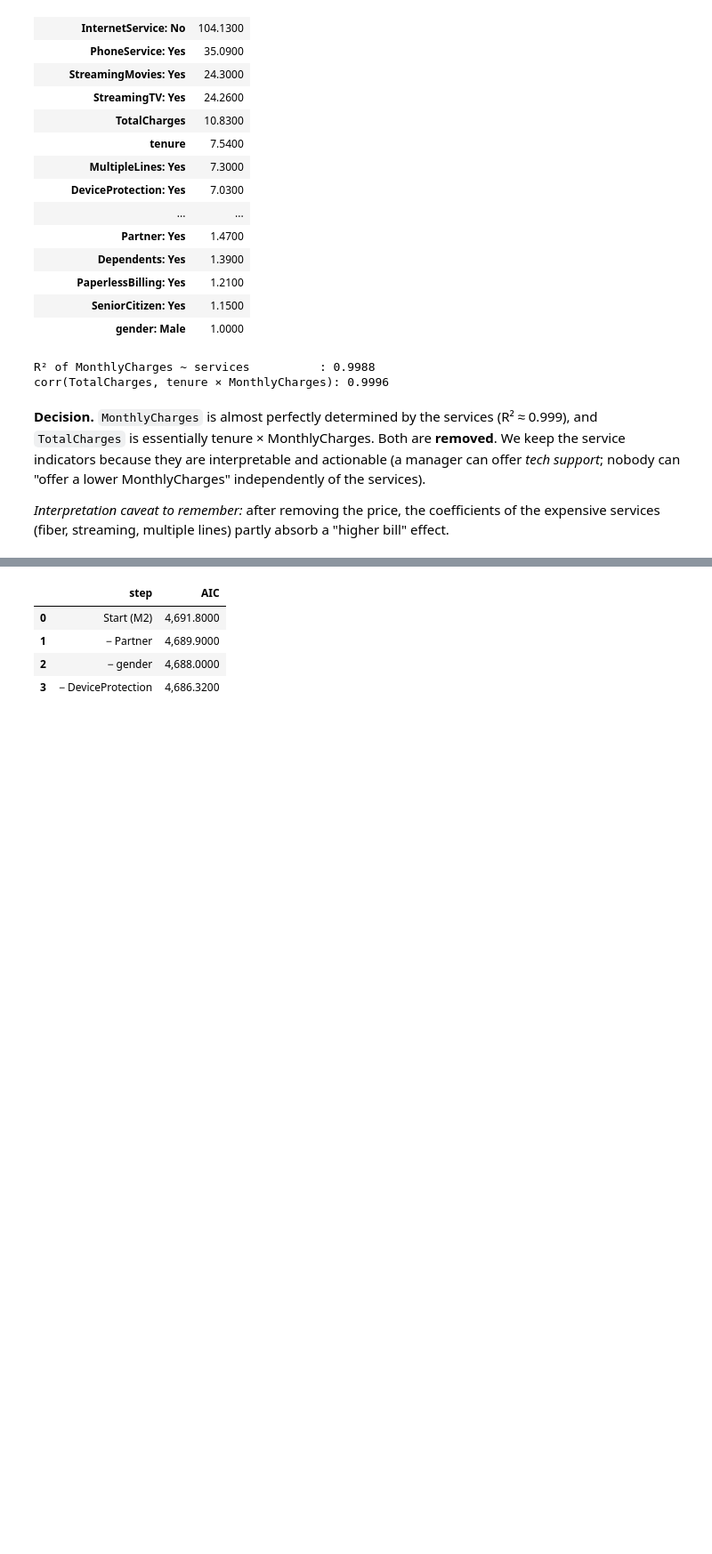
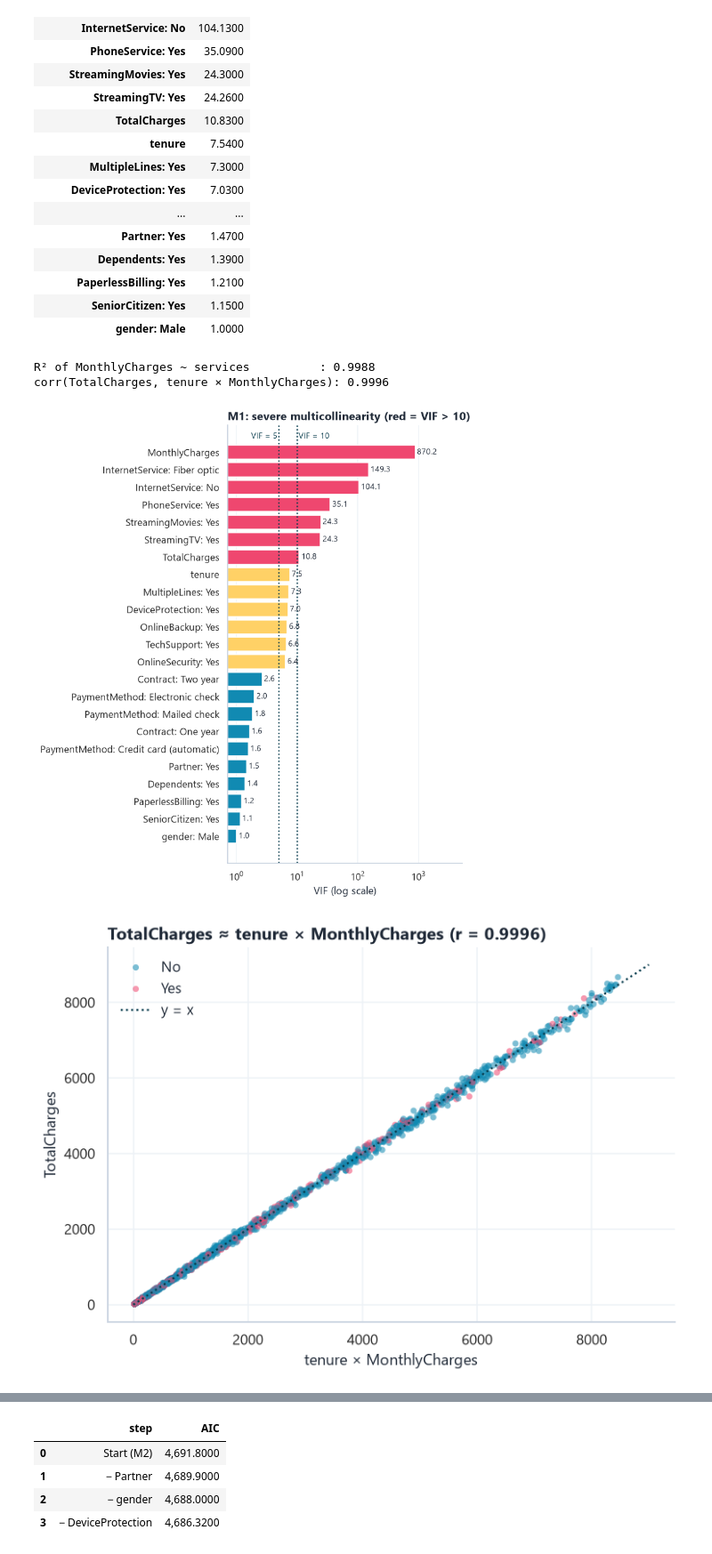
Before and after one commit to r3mo-usd/AAI-500-02-final-project-Sahana-Javier, a Jupyter notebook: src/model/Telco_Churn_PartB_Model_Selection.ipynb, the cells around one changed output, grey strips where cells are left out. Shown at 89% size. Cells and saved outputs as stored; diff of their text form; code cells hidden in the pictures; blank space fills up the shorter version.

```diff
--- a/src/model/Telco_Churn_PartB_Model_Selection.ipynb
+++ b/src/model/Telco_Churn_PartB_Model_Selection.ipynb
@@ -407,25 +385,34 @@ corr(TotalCharges, tenure × MonthlyCharges): 0.9996
 # %%
 # --- Graph 4a: VIF of the full model (log scale) ---
 v = vif_m1.sort_values()
-fig = go.Figure(go.Bar(x=v.values, y=v.index, orientation="h",
-                       marker_color=[PAL["churn"] if x > 10 else (PAL["gold"] if x > 5 else PAL["stay"]) for x in v.values],
-                       text=[f"{x:,.1f}" for x in v.values], textposition="outside"))
+fig, ax = plt.subplots(figsize=(7, 8))
+ax.barh(v.index, v.values,
+        color=[PAL["churn"] if x > 10 else (PAL["gold"] if x > 5 else PAL["stay"]) for x in v.values])
+for yi, x in enumerate(v.values):
+    ax.text(x * 1.08, yi, f"{x:,.1f}", va="center", fontsize=9)
 for thr, lab in [(5, "VIF = 5"), (10, "VIF = 10")]:
-    fig.add_vline(x=thr, line_dash="dot", line_color=PAL["dark"], annotation_text=lab, annotation_position="top")
-fig.update_layout(title="M1: severe multicollinearity (red = VIF > 10)",
-                  xaxis=dict(type="log", title="VIF (log scale)"), height=650, width=620)
-fig.show()
+    ax.axvline(thr, ls=":", color=PAL["dark"])
+    ax.text(thr * (0.95 if thr == 5 else 1.05), len(v) - 0.3, lab, ha="right" if thr == 5 else "left",
+            va="bottom", fontsize=9, color=PAL["dark"])
+ax.set_xscale("log")
+ax.set_xlim(right=v.max() * 6)
+ax.set_xlabel("VIF (log scale)")
+ax.set_title("M1: severe multicollinearity (red = VIF > 10)")
+ax.grid(axis="y", visible=False)
+plt.tight_layout()
+plt.show()
 
 # --- Graph 4b: TotalCharges is tenure × MonthlyCharges ---
-s = train.sample(1500, random_state=SEED)
-fig = px.scatter(s, x=s["tenure"] * s["MonthlyCharges"], y="TotalCharges", color="Churn",
-                 color_discrete_map={"No": PAL["stay"], "Yes": PAL["churn"]}, opacity=0.55,
-                 labels={"x": "tenure × MonthlyCharges"})
-fig.add_trace(go.Scatter(x=[0, 9000], y=[0, 9000], mode="lines", name="y = x",
-                         line=dict(color=PAL["dark"], dash="dot")))
-fig.update_layout(title=f"TotalCharges ≈ tenure × MonthlyCharges (r = {r_total:.4f})", height=450, width=620)
-fig.show()
+s = train.sample(1500, random_state=SEED).assign(prod=lambda d: d["tenure"] * d["MonthlyCharges"])
+fig, ax = plt.subplots(figsize=(7, 5))
+sns.scatterplot(data=s, x="prod", y="TotalCharges", hue="Churn", alpha=0.55, s=22, edgecolor="none",
+                palette={"No": PAL["stay"], "Yes": PAL["churn"]}, ax=ax)
+ax.plot([0, 9000], [0, 9000], ls=":", color=PAL["dark"], label="y = x")
+ax.set_xlabel("tenure × MonthlyCharges")
+ax.set_title(f"TotalCharges ≈ tenure × MonthlyCharges (r = {r_total:.4f})")
+ax.legend(title="")
+plt.tight_layout()
+plt.show()
+# %% [output]
+[figure, added]
+[figure, added]
-# %% [markdown]
-**Decision.** `MonthlyCharges` is almost perfectly determined by the services (R² ≈ 0.999), and `TotalCharges` is essentially tenure × MonthlyCharges. Both are **removed**. We keep the service indicators because they are interpretable and actionable (a manager can offer *tech support*; nobody can "offer a lower MonthlyCharges" independently of the services).
-
-*Interpretation caveat to remember:* after removing the price, the coefficients of the expensive services (fiber, streaming, multiple lines) partly absorb a "higher bill" effect.
```
Also changed, not shown: parts of 65 cells of this notebook, 1 other file.
